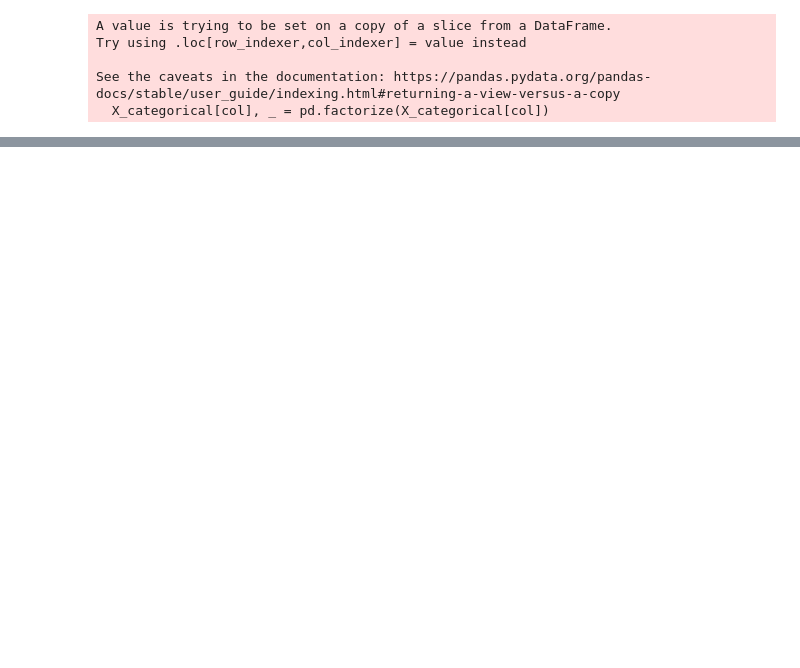
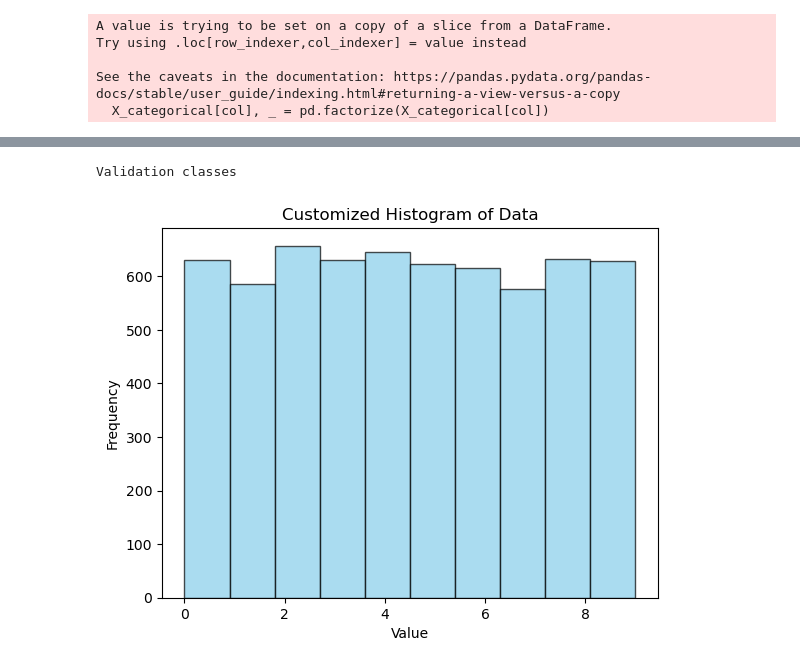
Before and after one commit to diegongz/thesis-tab, a Jupyter notebook: prueba_validation.ipynb, the cells around one changed output, grey strips where cells are left out. Saved outputs shown, nothing was run; the diff lists cells and outputs as text; code cells hidden in the pictures; blank space fills up the shorter version.

```diff
--- a/prueba_validation.ipynb
+++ b/prueba_validation.ipynb
@@ -136,0 +88,6 @@ plt.show()
+# %%
+print("Validation classes")
+plot_classes(new_array_y)
+# %% [output]
+Validation classes
+[figure, added]
```
Also changed, not shown: parts of 21 cells of this notebook, 12 other files.
